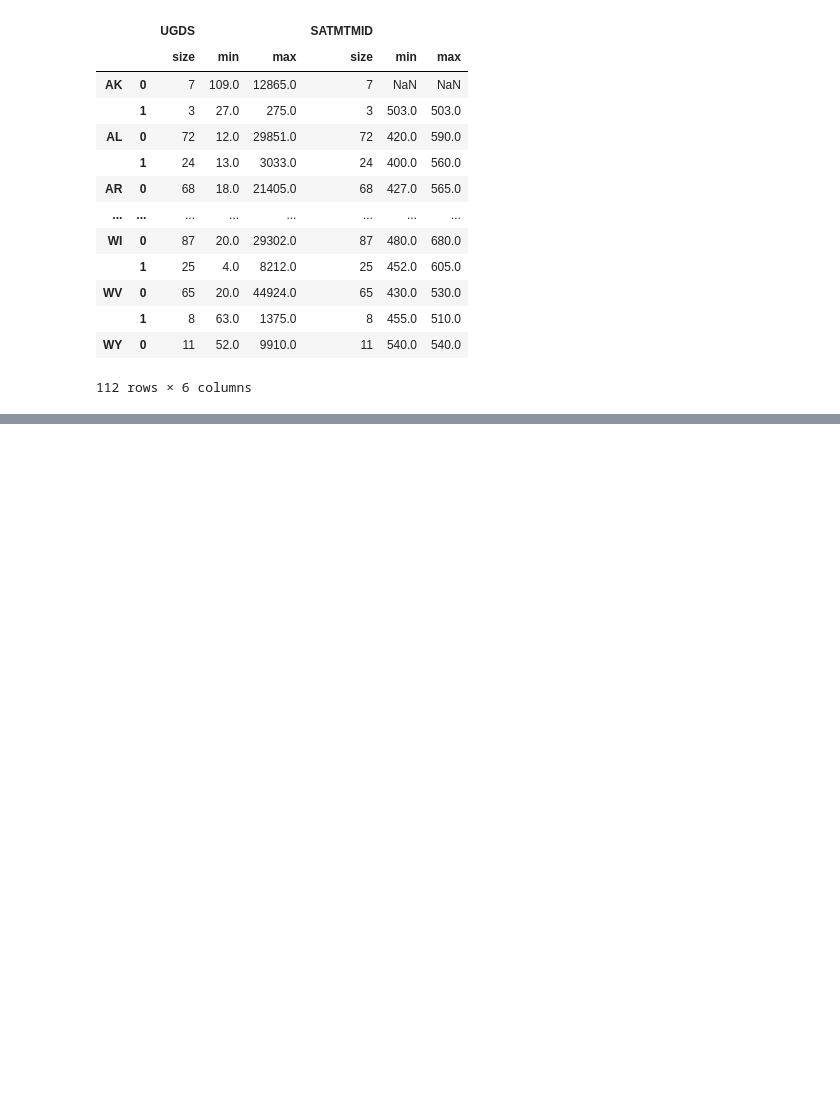
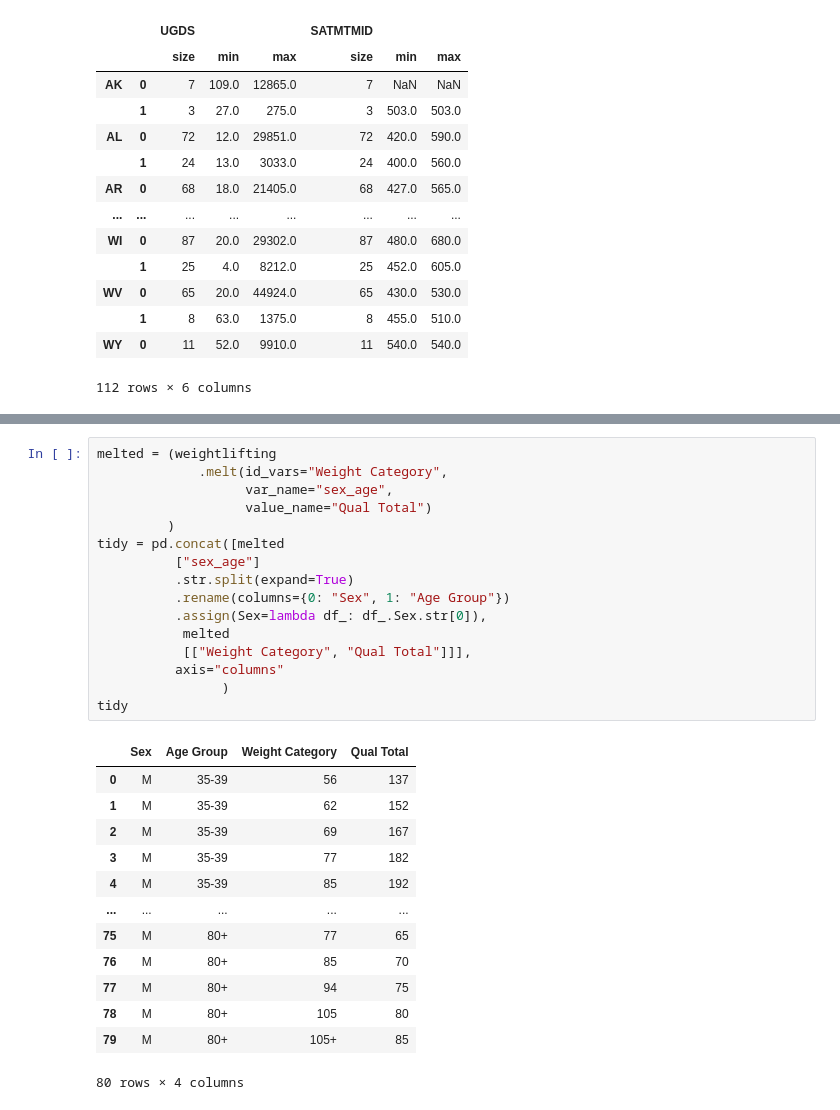
Before and after one commit to hyunjun33/Daily_coding, a Jupyter notebook: 2022-05-09/Restructuring_Data_into_a_Tidy_Form.ipynb, the cells around one changed output, grey strips where cells are left out. Cells and saved outputs as stored; diff of their text form; blank space fills up the shorter version.

```diff
--- a/2022-05-09/Restructuring_Data_into_a_Tidy_Form.ipynb
+++ b/2022-05-09/Restructuring_Data_into_a_Tidy_Form.ipynb
@@ -952,0 +1022,30 @@ weightlifting
+# %%
+melted = (weightlifting
+             .melt(id_vars="Weight Category",
+                   var_name="sex_age",
+                   value_name="Qual Total")
+         )
+tidy = pd.concat([melted
+          ["sex_age"]
+          .str.split(expand=True)
+          .rename(columns={0: "Sex", 1: "Age Group"})
+          .assign(Sex=lambda df_: df_.Sex.str[0]),
+           melted
+           [["Weight Category", "Qual Total"]]],
+          axis="columns"
+                )
+tidy
+# %% [output]
+|  | Sex | Age Group | Weight Category | Qual Total |
+| 0 | M | 35-39 | 56 | 137 |
+| 1 | M | 35-39 | 62 | 152 |
+| 2 | M | 35-39 | 69 | 167 |
+| 3 | M | 35-39 | 77 | 182 |
+| 4 | M | 35-39 | 85 | 192 |
+| ... | ... | ... | ... | ... |
+| 75 | M | 80+ | 77 | 65 |
+| 76 | M | 80+ | 85 | 70 |
+| 77 | M | 80+ | 94 | 75 |
+| 78 | M | 80+ | 105 | 80 |
+| 79 | M | 80+ | 105+ | 85 |
+80 rows × 4 columns
```
Also changed, not shown: parts of 12 cells of this notebook.
